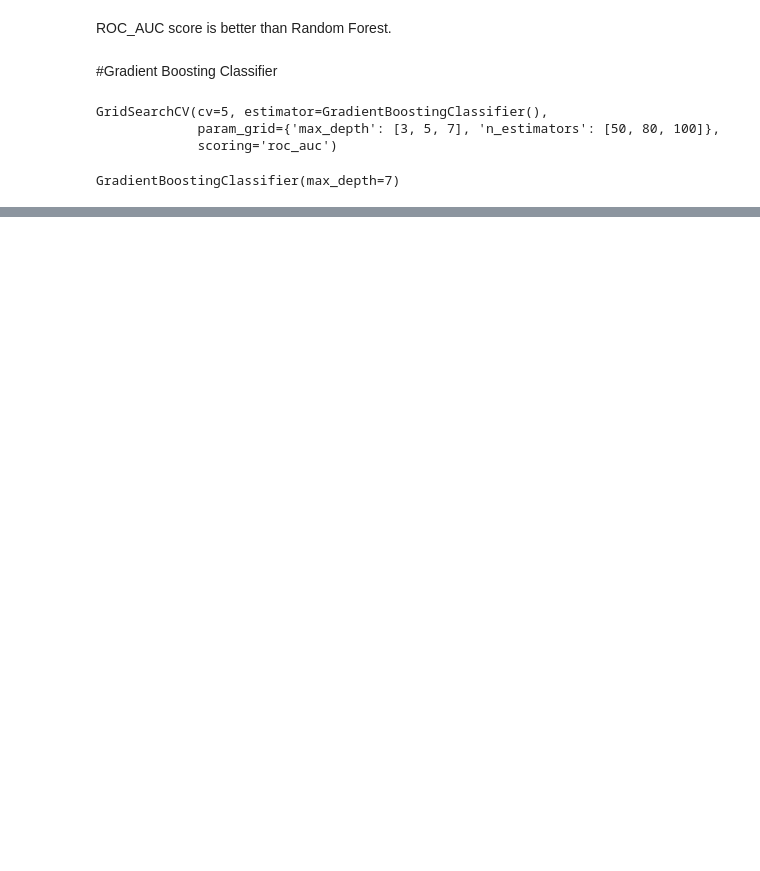
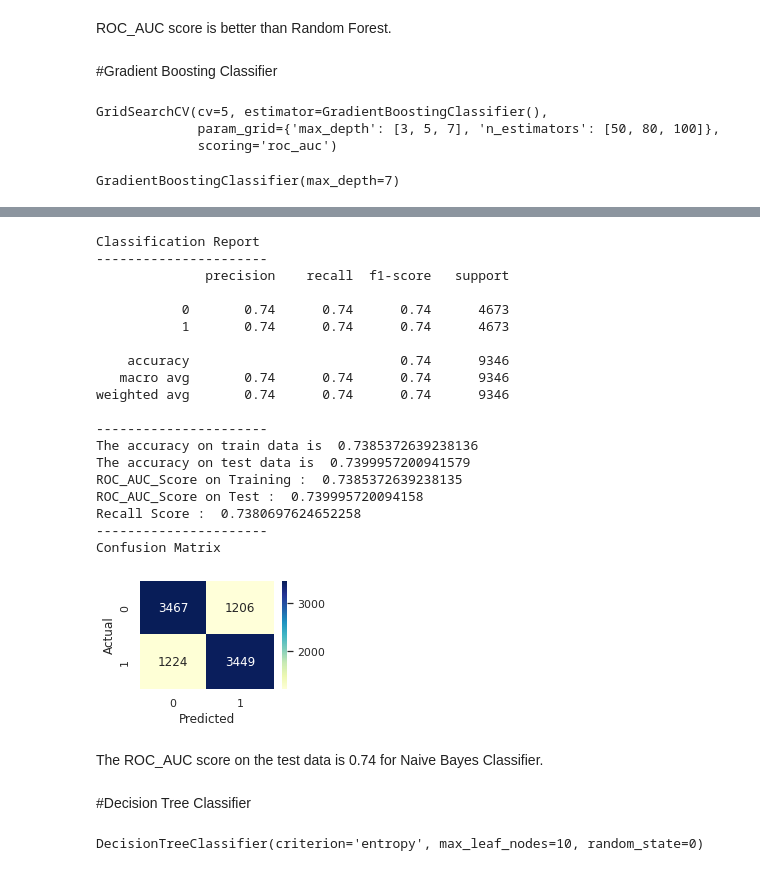
Before and after one commit to keerthibehara/Credit_Card_Default_Prediction_Project, a Jupyter notebook: Credit_Card_Default_Prediction_Behara_Sai_Keerthi_Capstone_Project.ipynb, the cells around one changed output, grey strips where cells are left out. Cells and saved outputs as stored; diff of their text form; code cells hidden in the pictures; blank space fills up the shorter version.

```diff
--- a/Credit_Card_Default_Prediction_Behara_Sai_Keerthi_Capstone_Project.ipynb
+++ b/Credit_Card_Default_Prediction_Behara_Sai_Keerthi_Capstone_Project.ipynb
@@ -687,0 +813,38 @@ Confusion Matrix
+# %%
+#Predicting the values
+nb_trp =  nb.predict(X_train)
+nb_tep  = nb.predict(X_test)
+# %%
+#Using metrics function
+metrics(nb,Y_train,Y_test,nb_trp,nb_tep)
+# %% [output]
+Classification Report
+----------------------
+              precision    recall  f1-score   support
+
+           0       0.74      0.74      0.74      4673
+           1       0.74      0.74      0.74      4673
+
+    accuracy                           0.74      9346
+   macro avg       0.74      0.74      0.74      9346
+weighted avg       0.74      0.74      0.74      9346
+
+----------------------
+The accuracy on train data is  0.7385372639238136
+The accuracy on test data is  0.7399957200941579
+ROC_AUC_Score on Training :  0.7385372639238135
+ROC_AUC_Score on Test :  0.739995720094158
+Recall Score :  0.7380697624652258
+----------------------
+Confusion Matrix
+[figure, added]
+# %% [markdown]
+The ROC_AUC score on the test data is 0.74 for Naive Bayes Classifier.
+# %% [markdown]
+#Decision Tree Classifier
+# %%
+#Using Decision Tree Classier
+dt = DecisionTreeClassifier(criterion='entropy', max_leaf_nodes=10, random_state=0)
+dt.fit(X_train, Y_train) #Fitting the data
+# %% [output]
+DecisionTreeClassifier(criterion='entropy', max_leaf_nodes=10, random_state=0)
```
Also changed, not shown: parts of 28 cells of this notebook.
